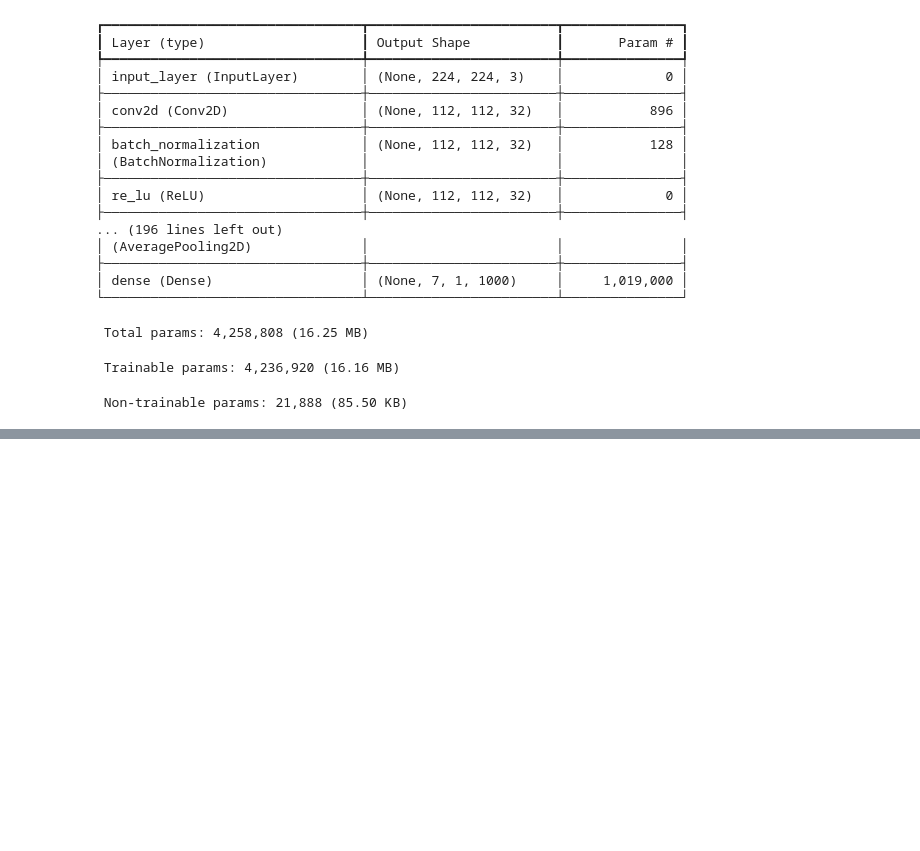
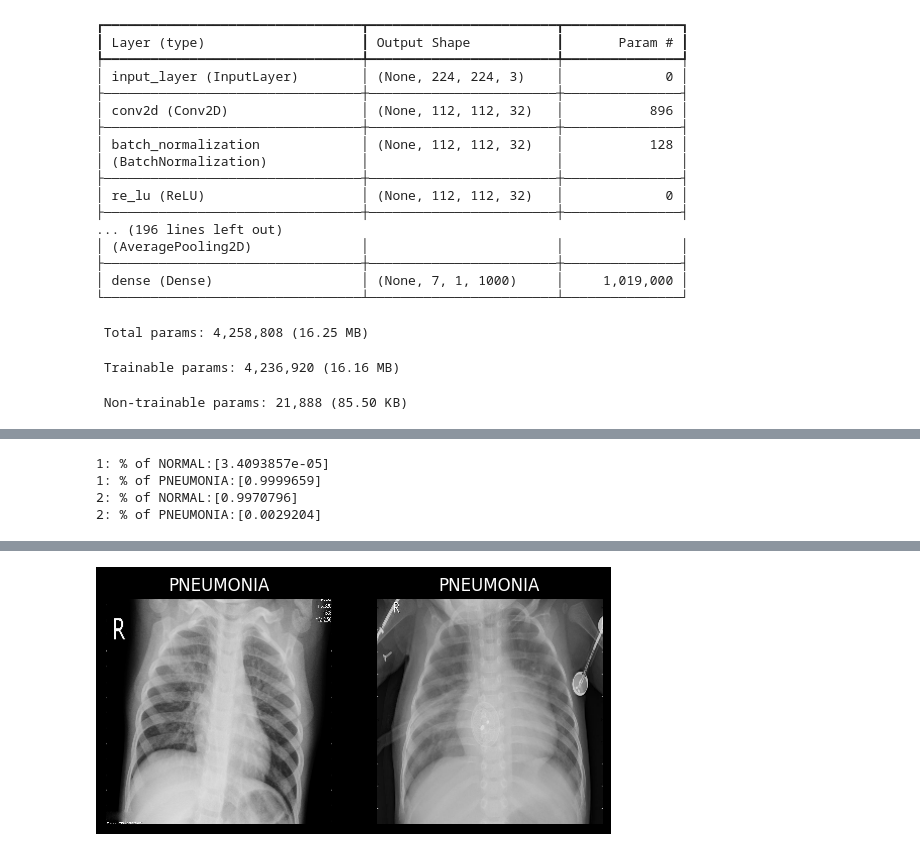
Before and after one commit to sanketmishra009/aiml, a Jupyter notebook: deepLearning/vision/lectures/Mobilenet_Pnumonia_Diagnosis.ipynb, the cells around one changed output, grey strips where cells are left out. Cells and saved outputs as stored; diff of their text form; code cells hidden in the pictures; blank space fills up the shorter version.

```diff
--- a/deepLearning/vision/lectures/Mobilenet_Pnumonia_Diagnosis.ipynb
+++ b/deepLearning/vision/lectures/Mobilenet_Pnumonia_Diagnosis.ipynb
@@ -215,0 +424,3 @@ Model: "functional"
+# %%
+model = tf.keras.models.load_model('./models/xray_model.h5')
+model.evaluate(testdataset , return_dict = True)
@@ -215,0 +447,13 @@ Model: "functional"
+# %%
+CLASS_NAMES = ["NORMAL", "PNEUMONIA"]
+predictions = model.predict(testdataset.take(2))
+for i , (image , label) in enumerate(testdataset.take(2)):
+    prediction = predictions[i]
+    scores = [1 - prediction , prediction]
+    for score , lab in zip(scores , CLASS_NAMES):
+        print(f"{i+1}: % of {lab}:{score}")
+    plt.subplot(1 , 2, i + 1)
+    plt.imshow(image[i] / 255.0)
+    plt.title(CLASS_NAMES[label[i]])
+    plt.axis('off')
+# %% [output]
@@ -215,0 +464,4 @@ Model: "functional"
+1: % of NORMAL:[3.4093857e-05]
+1: % of PNEUMONIA:[0.9999659]
+2: % of NORMAL:[0.9970796]
+2: % of PNEUMONIA:[0.0029204]
@@ -215,0 +471 @@ Model: "functional"
+[figure, added]
```
Also changed, not shown: parts of 24 cells of this notebook, 18 other files.
